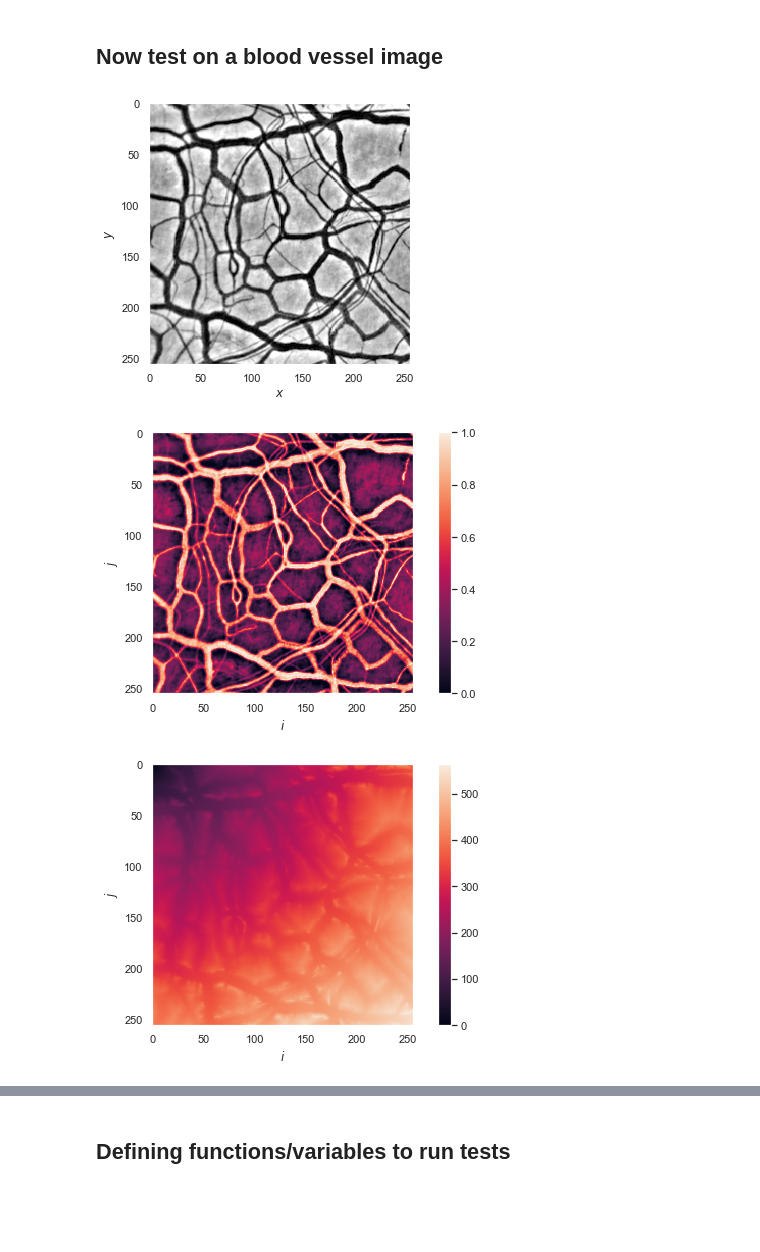
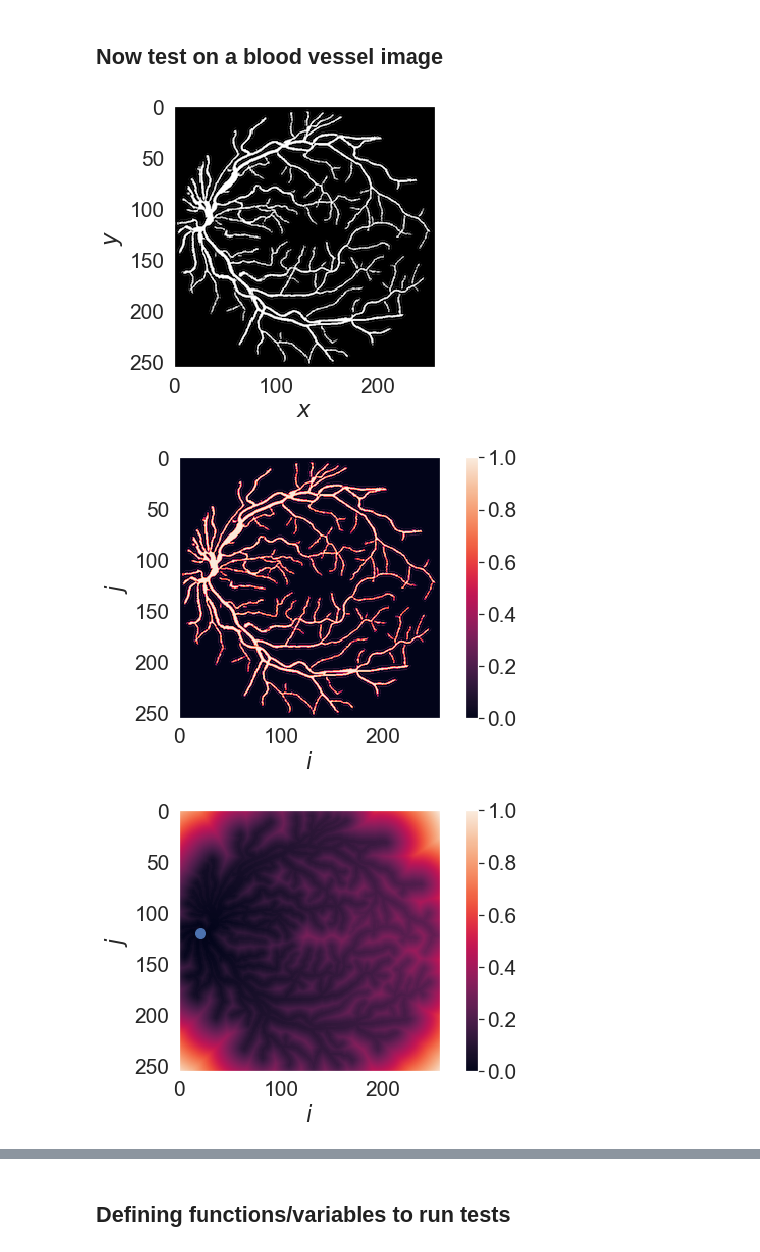
Before and after one commit to shmulvad/Caching-Strategies-for-Image-Processing, a Jupyter notebook: src/fmm.ipynb, the cells around one changed output, grey strips where cells are left out. Cells and saved outputs as stored; diff of their text form; code cells hidden in the pictures; blank space fills up the shorter version.

```diff
--- a/src/fmm.ipynb
+++ b/src/fmm.ipynb
@@ -7,7 +7,7 @@ GENERATE_NEW_RESULTS = False
 
 # Set to true if you want to save figures to disk. Change path as needed
 SAVE_FIGURES_TO_DISK = False
-FIG_SAVE_PATH = "../../thesis/figures"
+FIG_SAVE_PATH = "../../thesis/figures/fmm/"
 # %% [markdown]
 Load in packages and set options for prettier plots
 # %%
@@ -56,6 +79,8 @@ plt.show()
 # %% [markdown]
 ## Now test on a blood vessel image
 # %%
+# Original image from
+# https://www-sciencedirect-com.ep.fjernadgang.kb.dk/science/article/pii/S0895611118302313
 img = io.imread('img/vessels.png', as_gray=True)
 
 plt.imshow(img, cmap='gray')
@@ -66,10 +91,9 @@ plt.grid()
 save_fig("vessel-original.pdf", FIG_SAVE_PATH, SAVE_FIGURES_TO_DISK)
 plt.show()
 # %% [output]
-[figure, old version]
+[figure, new version]
 # %%
-inversed_img = 1.0 - img
-plt.imshow(inversed_img)
+plt.imshow(img)
 plt.xlabel("$i$")
 plt.ylabel("$j$")
 plt.grid()
@@ -78,19 +102,19 @@ plt.colorbar()
 save_fig("speed-func.pdf", FIG_SAVE_PATH, SAVE_FIGURES_TO_DISK)
 plt.show()
 # %% [output]
-[figure, old version]
+[figure, new version]
 # %%
-start_point = (0, 0)
-morton = BlockArray(inversed_img)
-tij = fmm(morton, start_point)
-
+start_point = (120, 20)
+morton = MortonOrder(img)
+tij, neighbors = fmm(morton, start_point)
 
 plt.imshow(tij.to_numpy())
+plt.scatter(start_point[1], start_point[0], color='b', s=100, label="Start point")
 plt.xlabel("$i$")
 plt.ylabel("$j$")
 plt.grid()
 plt.colorbar()
 save_fig("time-func-00.pdf", FIG_SAVE_PATH, SAVE_FIGURES_TO_DISK)
 plt.show()
 # %% [output]
-[figure, old version]
+[figure, new version]
```
Also changed, not shown: parts of 18 cells of this notebook, 2 other files.
